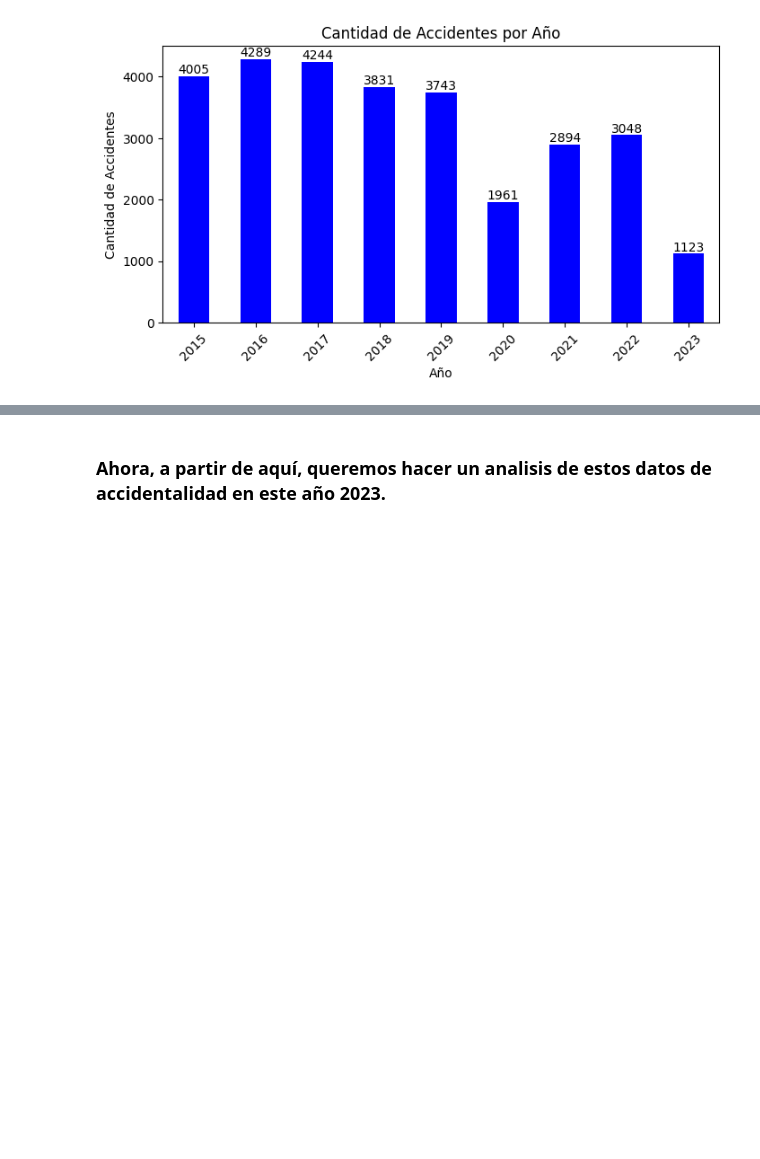
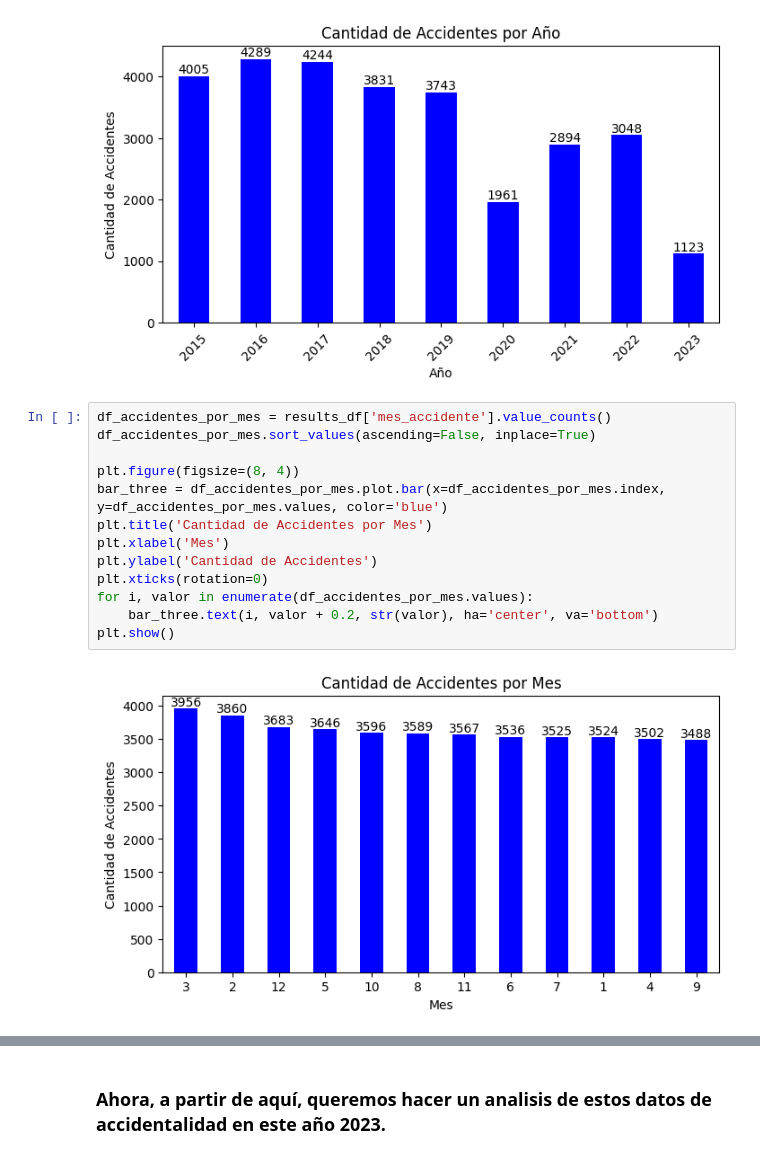
Before and after one commit to AndresFVargasV/Analisis_Accidentes_Barranquilla, a Jupyter notebook: Accidentalidad_Barranquilla.ipynb, the cells around one changed output, grey strips where cells are left out. Cells and saved outputs as stored; diff of their text form; blank space fills up the shorter version.

Commit message:
new charts with history data

```diff
--- a/Accidentalidad_Barranquilla.ipynb
+++ b/Accidentalidad_Barranquilla.ipynb
@@ -125,3 +125,18 @@ for i, valor in enumerate(accidentes_por_año_enero_agosto.values):
 plt.show()
 # %% [output]
 [figure]
+# %%
+df_accidentes_por_mes = results_df['mes_accidente'].value_counts()
+df_accidentes_por_mes.sort_values(ascending=False, inplace=True)
+
+plt.figure(figsize=(8, 4))
+bar_three = df_accidentes_por_mes.plot.bar(x=df_accidentes_por_mes.index, y=df_accidentes_por_mes.values, color='blue')
+plt.title('Cantidad de Accidentes por Mes')
+plt.xlabel('Mes')
+plt.ylabel('Cantidad de Accidentes')
+plt.xticks(rotation=0)
+for i, valor in enumerate(df_accidentes_por_mes.values):
+    bar_three.text(i, valor + 0.2, str(valor), ha='center', va='bottom')
+plt.show()
+# %% [output]
+[figure, added]
```
Also changed, not shown: parts of 6 cells of this notebook.
